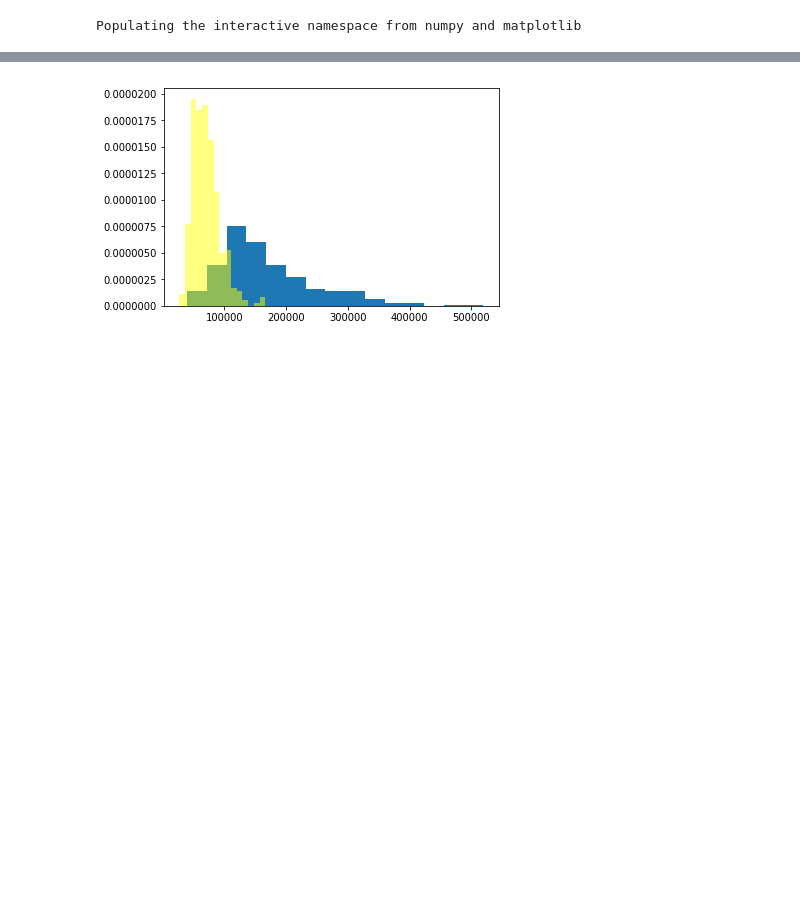
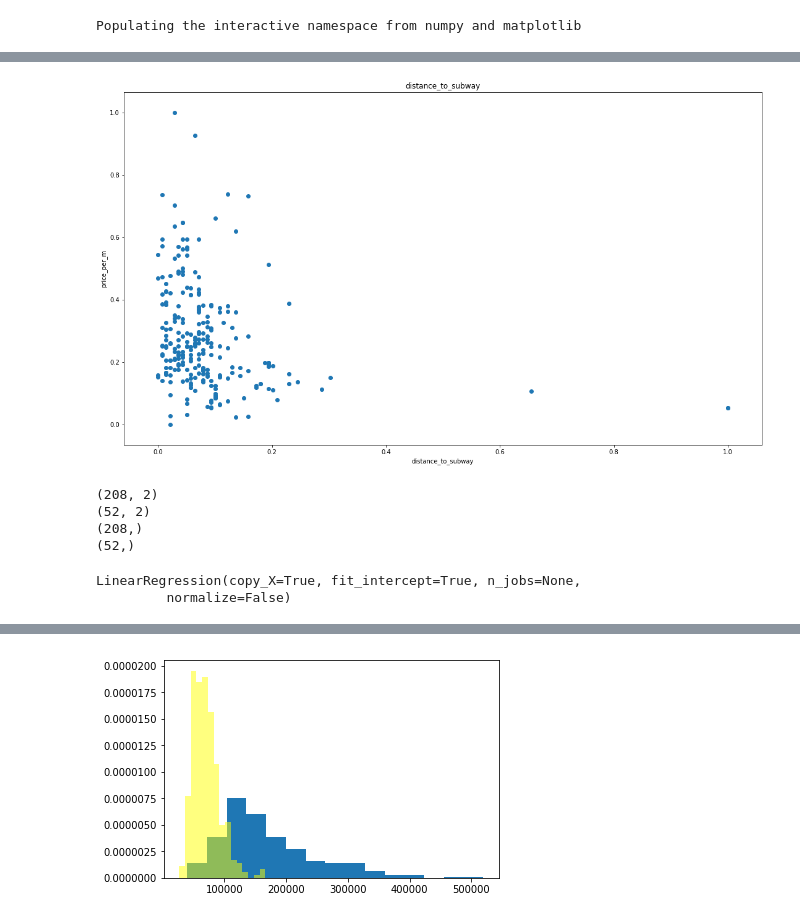
Before and after one commit to pricepredictor/data_rendering, a Jupyter notebook: data_rendering.ipynb, the cells around one changed output, grey strips where cells are left out. Cells and saved outputs as stored; diff of their text form; code cells hidden in the pictures; blank space fills up the shorter version.

Commit message:
Updated datasets

```diff
--- a/data_rendering.ipynb
+++ b/data_rendering.ipynb
@@ -8,0 +11,4 @@ area,bank_1000,bank_500,bus_stop_1000,bus_stop_500,cafe_1000,cafe_500,cinema_100
+# %%
+city_abbr = ['smr', 'spb']
+cols_str = """price_per_m,area,bank_1000,bank_500,bus_stop_1000,bus_stop_500,cafe_1000,cafe_500,cinema_1000,cinema_500,distance_to_bus_stop,distance_to_center,distance_to_school,distance_to_subway,floor,floors_total,government_1000,government_500,hospital_1000,hospital_500,hotel_1000,hotel_500,leisure_1000,leisure_500,mean_salaries_1000,mean_salaries_500,median_salaries_1000,median_salaries_500,nightlife_1000,nightlife_500,office_1000,office_500,point_of_interest_1000,point_of_interest_500,rooms,school_1000,school_500,shop_1000,shop_500,subway_station_1000,subway_station_500,tram_stop_1000,tram_stop_500,univercity_1000,univercity_500,vacancy_1000,vacancy_500"""
+columnsTitles = cols_str.split(',')
@@ -9,3 +20,8 @@ area,bank_1000,bank_500,bus_stop_1000,bus_stop_500,cafe_1000,cafe_500,cinema_100
 # %%
-spb_dataset = pd.read_csv('./datasets/initial/spb.csv')
-smr_dataset = pd.read_csv('./datasets/initial/smr.csv')
+spb_data = pd.read_csv(f'./datasets/filtered/{"spb"}.csv')
+# %%
+x = spb_data.values #returns a numpy array
+min_max_scaler = preprocessing.MinMaxScaler()
+x_scaled = min_max_scaler.fit_transform(x)
+spb_data = pd.DataFrame(x_scaled)
+spb_data.columns = columnsTitles
@@ -11,0 +39,15 @@ smr_dataset = pd.read_csv('./datasets/initial/smr.csv')
+# %%
+col_name = 'distance_to_subway'
+
+x = spb_data[col_name]
+y = spb_data['price_per_m']
+fig, ax = plt.subplots()
+plt.scatter(x, y, marker='o')
+plt.title(col_name)
+plt.xlabel(col_name)
+plt.ylabel('price_per_m')
+fig.set_size_inches(18.5, 10.5)
+#fig.savefig('test2png.png', dpi=100)
+plt.show()
+# %% [output]
+[figure, added]
@@ -11,0 +57,24 @@ smr_dataset = pd.read_csv('./datasets/initial/smr.csv')
+# %%
+
+from sklearn.model_selection import train_test_split
+
+X_train, X_test, Y_train, Y_test = train_test_split(X, Y, test_size = 0.2, random_state=5)
+print(X_train.shape)
+print(X_test.shape)
+print(Y_train.shape)
+print(Y_test.shape)
+# %% [output]
+(208, 2)
+(52, 2)
+(208,)
+(52,)
+# %%
+from sklearn.linear_model import LinearRegression
+from sklearn.metrics import mean_squared_error
+from sklearn.metrics import r2_score
+
+lin_model = LinearRegression()
+lin_model.fit(X_train, Y_train)
+# %% [output]
+LinearRegression(copy_X=True, fit_intercept=True, n_jobs=None,
+         normalize=False)
```
Also changed, not shown: parts of 10 cells of this notebook, 5 other files.
